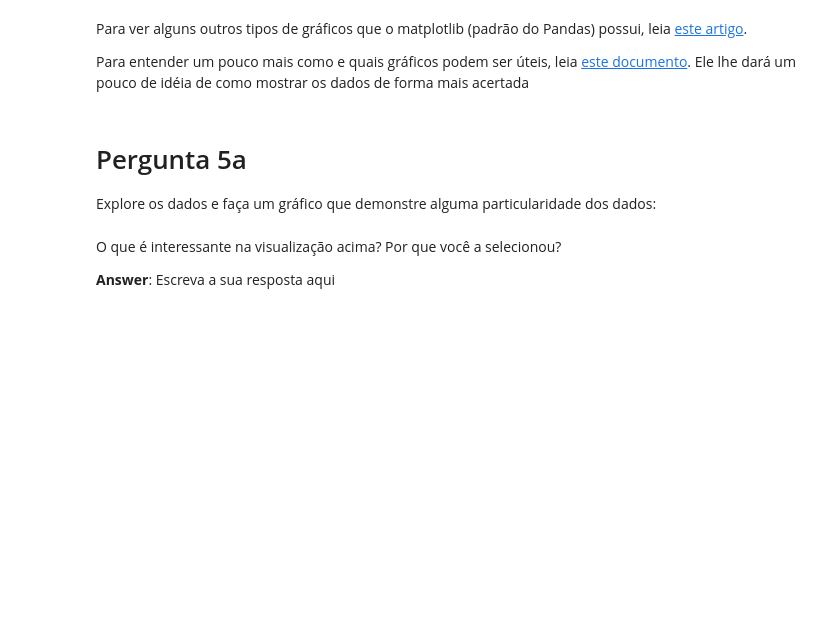
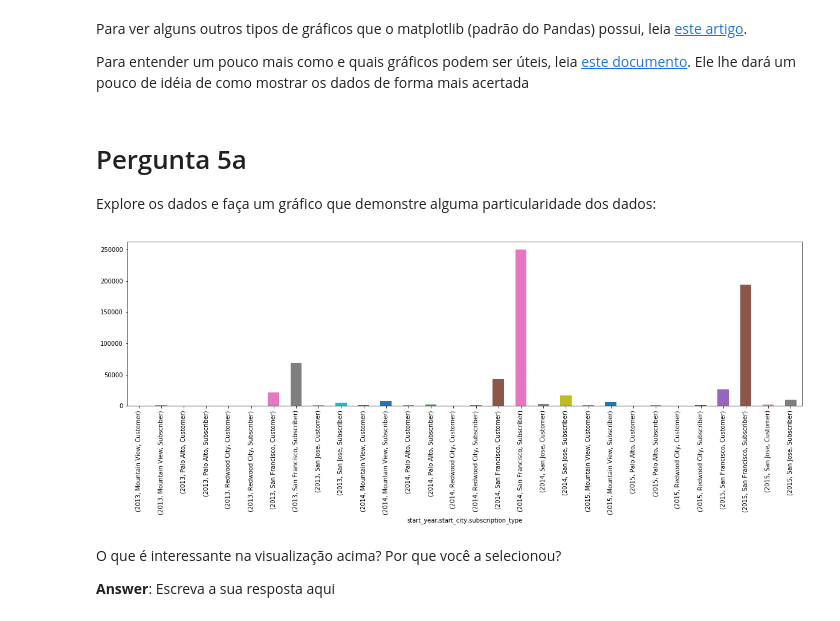
Before and after one commit to samuelralmeida/analyze_bike_share, a Jupyter notebook: Analise_Bay_Area_Bike_Share-NDFDSI.ipynb, the cells around one changed output. Cells and saved outputs as stored; diff of their text form; code cells hidden in the pictures; blank space fills up the shorter version.

Commit message:
feat: created final table data

```diff
--- a/Analise_Bay_Area_Bike_Share-NDFDSI.ipynb
+++ b/Analise_Bay_Area_Bike_Share-NDFDSI.ipynb
@@ -438,3 +443,8 @@ Explore os dados e faça um gráfico que demonstre alguma particularidade dos da
+# %%
+# Gráfico final 1
+trip_data.groupby(['start_year','start_city','subscription_type'])['duration'].count().plot(kind='bar', figsize=(20,5));
+# %% [output]
+[figure, added]
 # %% [markdown]
 O que é interessante na visualização acima? Por que você a selecionou?
 
```
Also changed, not shown: parts of 2 cells of this notebook, 1 other file.
